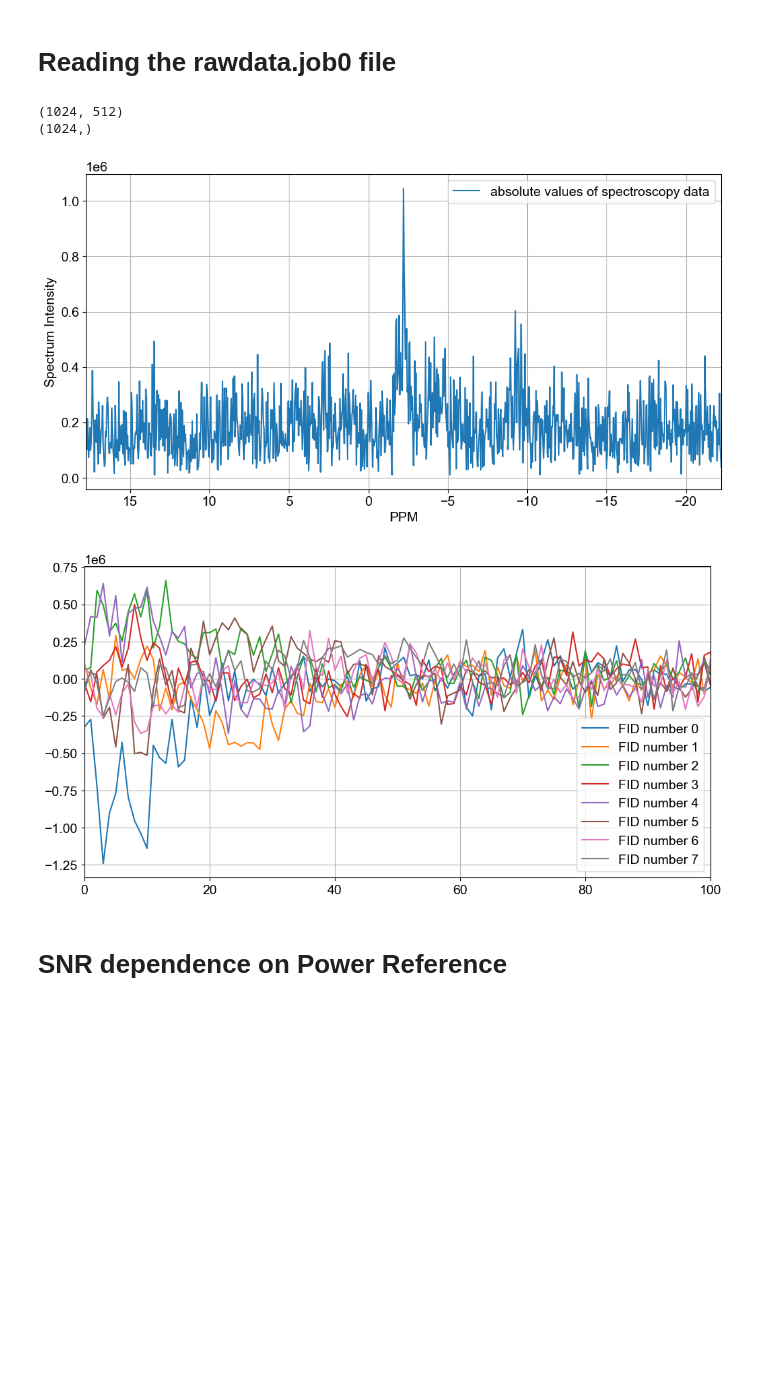
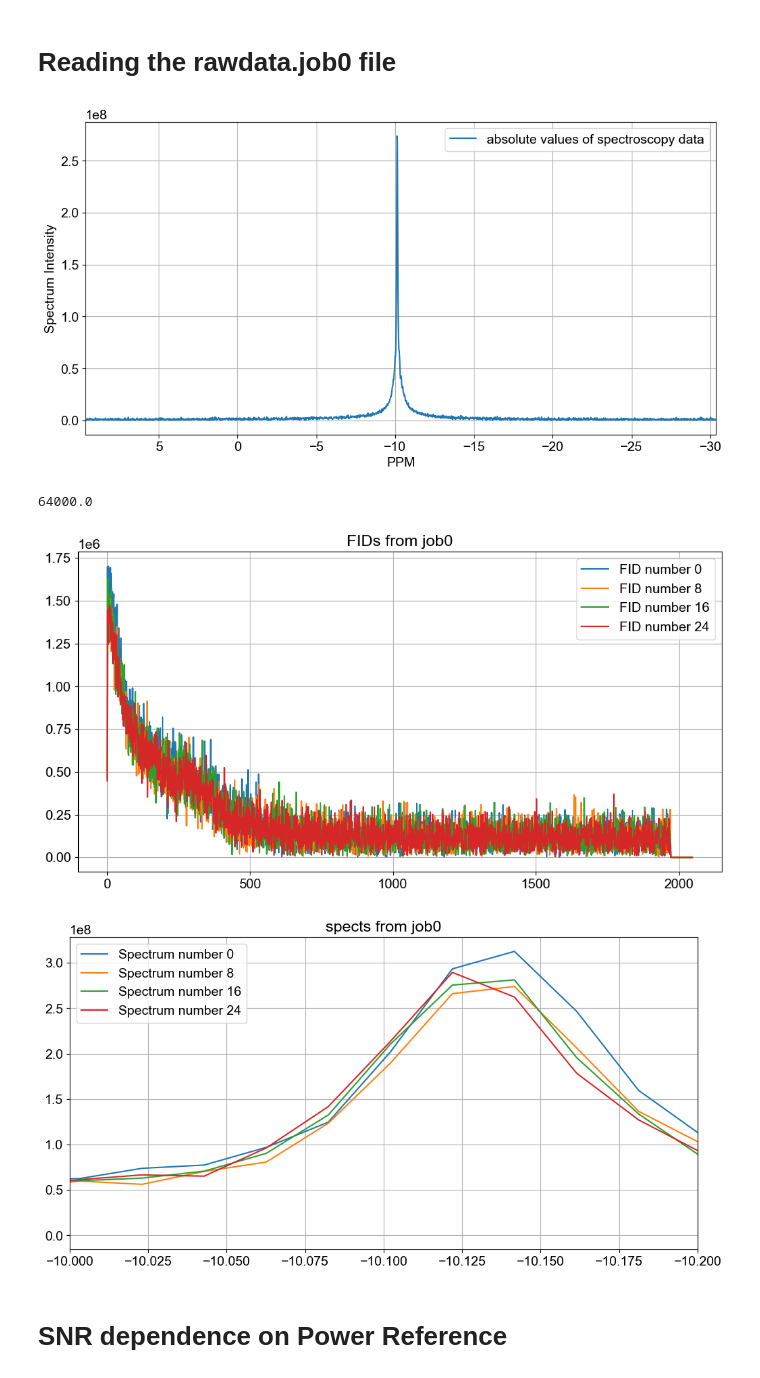
Before and after one commit to gasatiani/31P_MRS, a Jupyter notebook: 31P_MRS.ipynb, the cells around one changed output. Cells and saved outputs as stored; diff of their text form; code cells hidden in the pictures; blank space fills up the shorter version.

```diff
--- a/31P_MRS.ipynb
+++ b/31P_MRS.ipynb
@@ -901,34 +921,53 @@ plt.show()
 # %% [markdown]
 # Reading the rawdata.job0 file
 # %%
-scan = 15
-fids_ISIS, spects_from_job0_ISIS, ppm_job0, header = read_rawdata(study_directory,scan, 512)
+from httpx import head
+from matplotlib import legend
+
+
+scan = 25
+fids_ISIS, spects_from_job0_ISIS, ppm_job0, header = read_rawdata(study_directory,scan, 32)
 
 plt.figure(figsize=(12, 6))
 # sns.lineplot(x=ppm_job0, y=np.abs(shifted_avg_spects), label=f'first averaging out then shifting PCr to 0')
 sns.lineplot(x=ppm_job0[:], y=np.abs(np.mean(spects_from_job0_ISIS, axis=1)), label=f'absolute values of spectroscopy data')
 plt.xlabel("PPM")
 plt.xlim(20+header['PVM_FrqWorkOffsetPpm'][0],-20+header['PVM_FrqWorkOffsetPpm'][0])
 plt.ylabel("Spectrum Intensity")
 #plt.ylim(-0.1e7,1.5e7)
 # plt.title(f'Spectra magnitude from rawdata.job0 with first 10 FID points filtered')
 plt.legend()
 plt.grid()
 plt.show()
+print(header['PVM_ScanTime'])
 
 plt.figure(figsize=(12, 6))
 
-for i in np.arange(0,8):
-    sns.lineplot(x=np.arange(1024), y=np.real(fids_ISIS[:,i]), label=f'FID number {i}')
+for i in np.arange(0,32):
+    if i%8==0:
+        sns.lineplot(x=np.arange(int(header['PVM_SpecMatrix'])), y=np.abs(fids_ISIS[:,i]), label=f'FID number {i}')
 plt.grid()
-plt.xlim(0,100)
+# plt.xlim(0,100)
+plt.title("FIDs from job0")
 plt.legend()
 plt.show()
+
+
+plt.figure(figsize=(12, 6))
+
+for i in np.arange(0,32):
+    if i%8==0:
+        sns.lineplot(x=ppm_job0, y=np.abs(spects_from_job0_ISIS[:,i]), label=f'Spectrum number {i}')
+plt.xlim(-10,-10.2)
+plt.grid()
+plt.title("spects from job0")
+
+plt.show()
 # %% [output]
+[figure, new version]
-(1024, 512)
-(1024,)
+64000.0
-[figure, old version]
-[figure, old version]
+[figure, new version]
+[figure, added]
 # %% [markdown]
 # SNR dependence on Power Reference
 # %%
```
Also changed, not shown: parts of 6 cells of this notebook.
